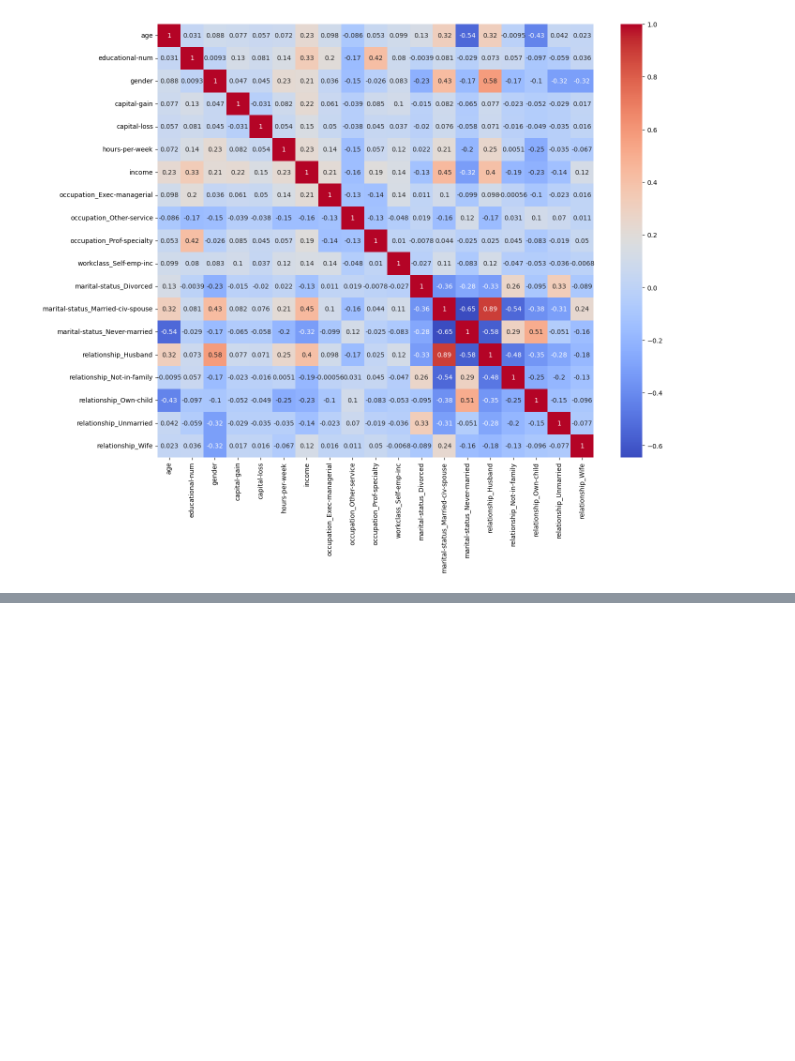
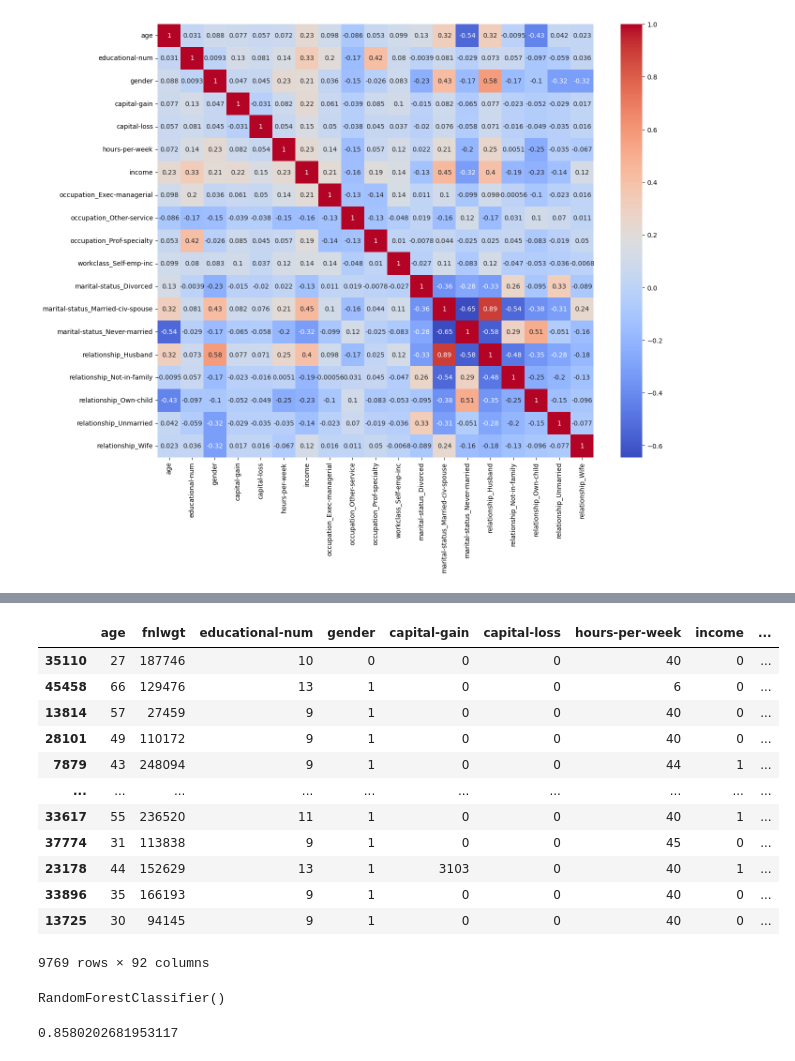
Before and after one commit to Danirive30/Income_Prediction-Project, a Jupyter notebook: Income_Prediction.ipynb, the cells around one changed output, grey strips where cells are left out. Drawn from its saved outputs; the diff is of its cells as text; code cells hidden in the pictures; blank space fills up the shorter version.

```diff
--- a/Income_Prediction.ipynb
+++ b/Income_Prediction.ipynb
@@ -184,0 +207,16 @@ sns.heatmap(df_dropped.corr(), annot=True, cmap='coolwarm')
+# %%
+test_df
+# %% [output]
+|  | age | fnlwgt | educational-num | gender | capital-gain | capital-loss | hours-per-week | income | ... |
+| 35110 | 27 | 187746 | 10 | 0 | 0 | 0 | 40 | 0 | ... |
+| 45458 | 66 | 129476 | 13 | 1 | 0 | 0 | 6 | 0 | ... |
+| 13814 | 57 | 27459 | 9 | 1 | 0 | 0 | 40 | 0 | ... |
+| 28101 | 49 | 110172 | 9 | 1 | 0 | 0 | 40 | 0 | ... |
+| 7879 | 43 | 248094 | 9 | 1 | 0 | 0 | 44 | 1 | ... |
+| ... | ... | ... | ... | ... | ... | ... | ... | ... | ... |
+| 33617 | 55 | 236520 | 11 | 1 | 0 | 0 | 40 | 1 | ... |
+| 37774 | 31 | 113838 | 9 | 1 | 0 | 0 | 45 | 0 | ... |
+| 23178 | 44 | 152629 | 13 | 1 | 3103 | 0 | 40 | 1 | ... |
+| 33896 | 35 | 166193 | 9 | 1 | 0 | 0 | 40 | 0 | ... |
+| 13725 | 30 | 94145 | 9 | 1 | 0 | 0 | 40 | 0 | ... |
+9769 rows × 92 columns
@@ -184,0 +229,10 @@ sns.heatmap(df_dropped.corr(), annot=True, cmap='coolwarm')
+# %%
+forest = RandomForestClassifier()
+
+forest.fit(train_X, train_y)
+# %% [output]
+RandomForestClassifier()
+# %%
+forest.score(test_X, test_y)
+# %% [output]
+0.8580202681953117
```
Also changed, not shown: parts of 5 cells of this notebook.
